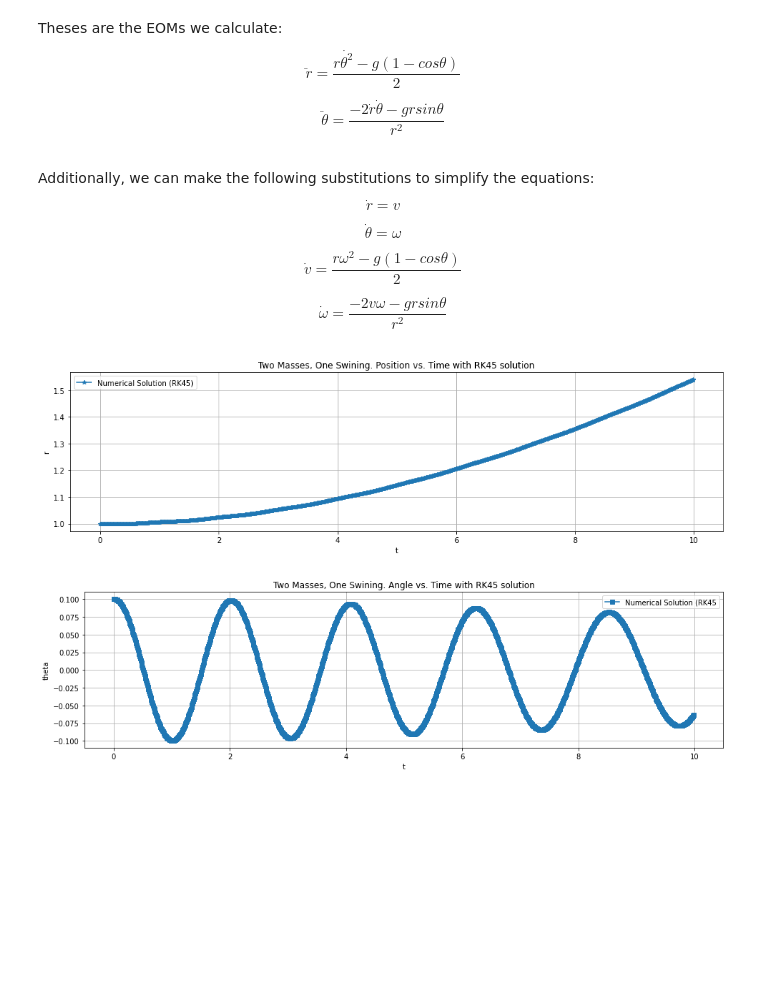
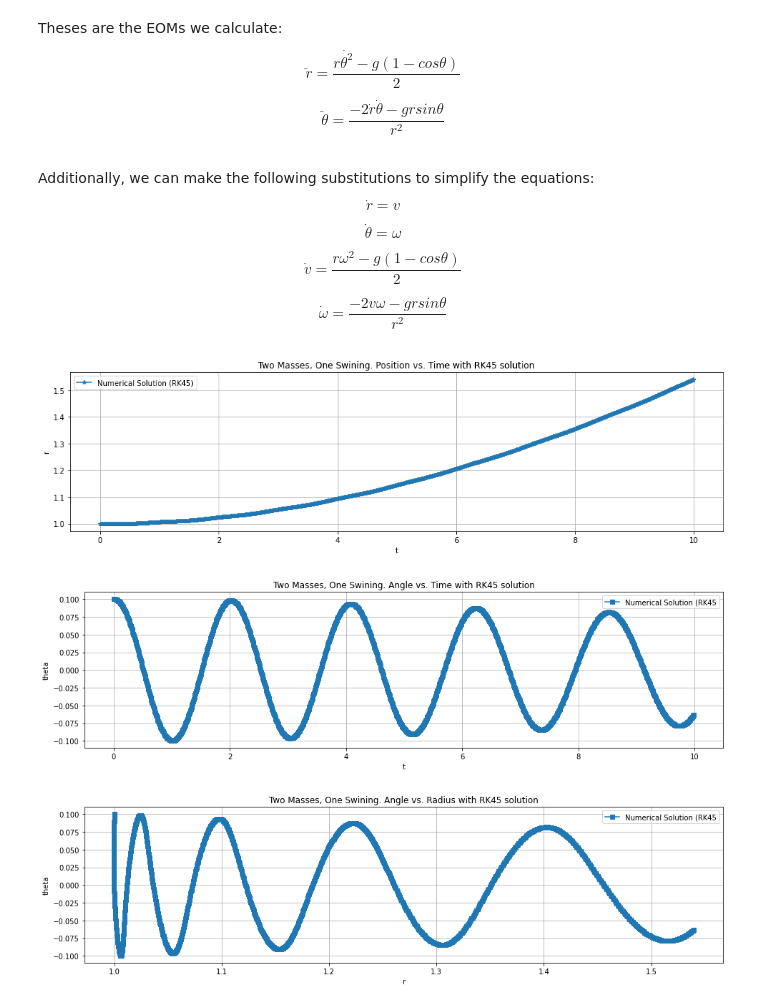
Before and after one commit to KyleTaft/Fall23, a Jupyter notebook: PHY415/workedProblem1 - KyleTaft attempt2.ipynb, the cells around one changed output. Drawn from its saved outputs; the diff is of its cells as text; code cells hidden in the pictures; blank space fills up the shorter version.

```diff
--- a/PHY415/workedProblem1 - KyleTaft attempt2.ipynb
+++ b/PHY415/workedProblem1 - KyleTaft attempt2.ipynb
@@ -66,32 +66,40 @@ tmax = 10
 dt = 0.01 # unneccecarily small dt to make plot super smooth
 t = np.arange(0, tmax, dt)
 # %%
-# Here we choose initial conditions that are closer to stability
+# Here we choose initial conditions that are closer to stability (i.e. small perturbations from SHO)
 
 #Parameters and Initial Conditions
 g = 9.81
 x0 = [1,0,0.1,0.01]
 
 # 4. Call Integrator
 solved = solve_ivp(diffyqs, (0, tmax), x0, t_eval = t, args = (g, ), method="RK45")
 
 plt.figure(figsize=(16, 4))
 plt.plot(t, solved.y[0], label = "Numerical Solution (RK45)", marker='*')
 plt.title("Two Masses, One Swining. Position vs. Time with RK45 solution")
 plt.xlabel("t")
 plt.ylabel("r")
 plt.legend()
 plt.grid()
 
 plt.figure(figsize=(16,4))
-#plt.plot(t,analytic_sol(t, omega2**0.5,initial_condition), label = "Analytic Solution", linewidth = 3)
 plt.plot(t,solved.y[2], label = "Numerical Solution (RK45", marker='s')
 plt.title("Two Masses, One Swining. Angle vs. Time with RK45 solution")
 plt.xlabel("t")
 plt.ylabel("theta")
 plt.legend()
 plt.grid()
+
+plt.figure(figsize=(16,4))
+plt.plot(solved.y[0],solved.y[2], label = "Numerical Solution (RK45", marker='s')
+plt.title("Two Masses, One Swining. Angle vs. Radius with RK45 solution")
+plt.xlabel("r")
+plt.ylabel("theta")
+plt.legend()
+plt.grid()
 # %% [output]
 [figure]
 [figure]
+[figure, added]
 # %%
```
Also changed, not shown: parts of 2 cells of this notebook, 3 other files.
